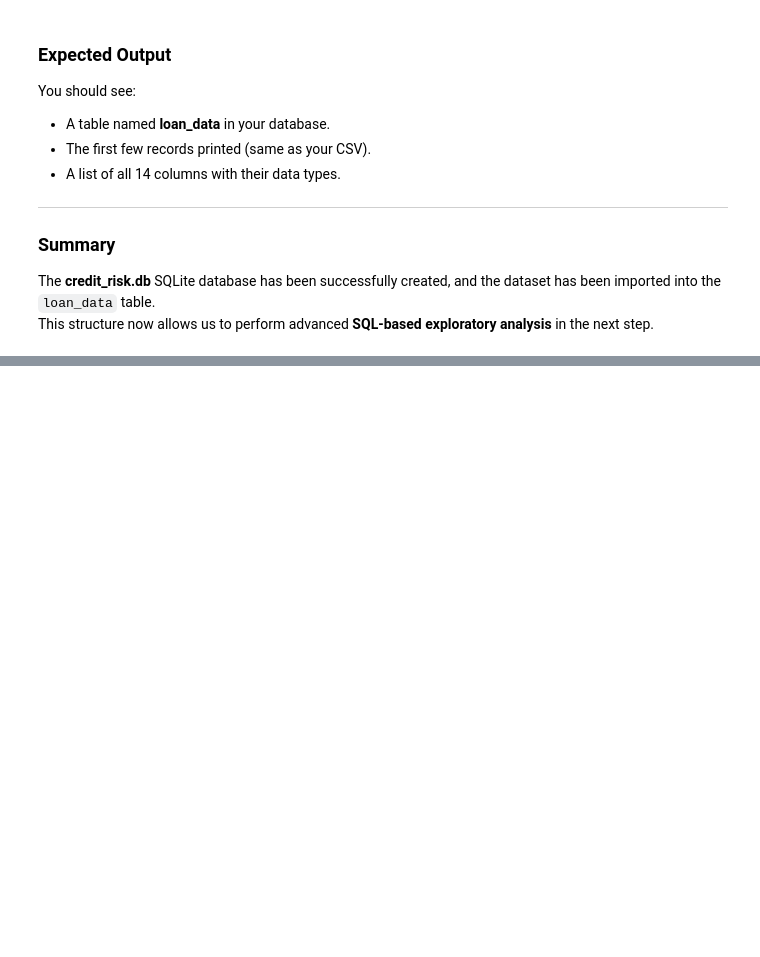
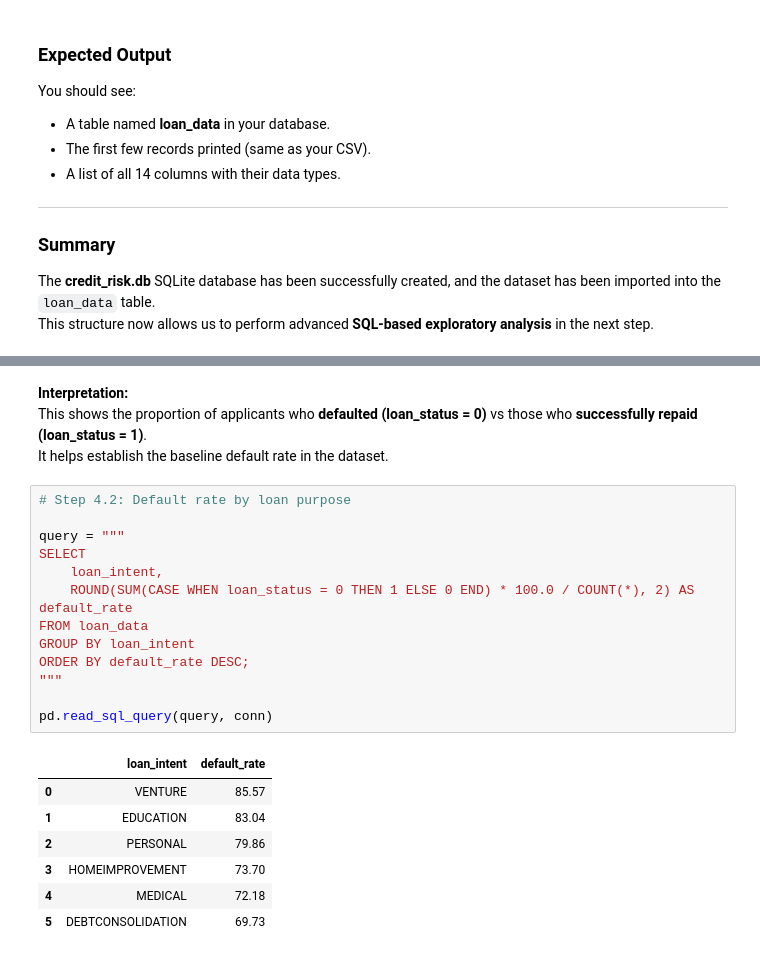
Before and after one commit to LinetLydia/Bank_Loans_Analysis, a Jupyter notebook: bank_loan.ipynb, the cells around one changed output, grey strips where cells are left out. Cells and saved outputs as stored; diff of their text form; blank space fills up the shorter version.

```diff
--- a/bank_loan.ipynb
+++ b/bank_loan.ipynb
@@ -259,0 +283,25 @@ This structure now allows us to perform advanced **SQL-based exploratory analysi
+# %% [markdown]
+**Interpretation:**
+This shows the proportion of applicants who **defaulted (loan_status = 0)** vs those who **successfully repaid (loan_status = 1)**.
+It helps establish the baseline default rate in the dataset.
+# %%
+# Step 4.2: Default rate by loan purpose
+
+query = """
+SELECT
+    loan_intent,
+    ROUND(SUM(CASE WHEN loan_status = 0 THEN 1 ELSE 0 END) * 100.0 / COUNT(*), 2) AS default_rate
+FROM loan_data
+GROUP BY loan_intent
+ORDER BY default_rate DESC;
+"""
+
+pd.read_sql_query(query, conn)
+# %% [output]
+|  | loan_intent | default_rate |
+| 0 | VENTURE | 85.57 |
+| 1 | EDUCATION | 83.04 |
+| 2 | PERSONAL | 79.86 |
+| 3 | HOMEIMPROVEMENT | 73.70 |
+| 4 | MEDICAL | 72.18 |
+| 5 | DEBTCONSOLIDATION | 69.73 |
```
Also changed, not shown: parts of 12 cells of this notebook.
